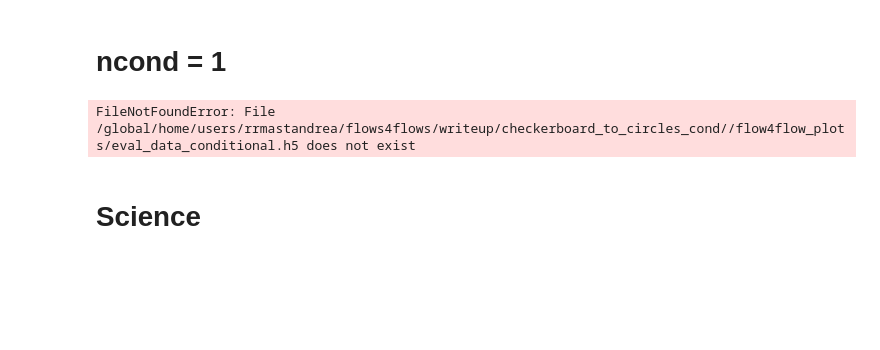
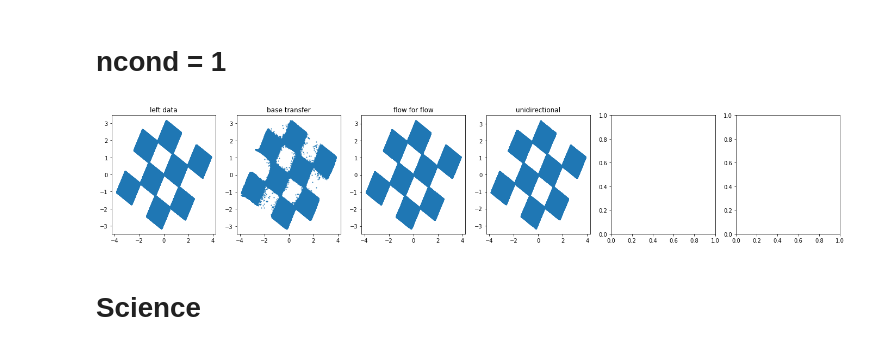
Before and after one commit to rmastand/flows4flows, a Jupyter notebook: calc_distances_toy.ipynb, the cells around one changed output. Saved outputs shown, nothing was run; the diff lists cells and outputs as text; code cells hidden in the pictures; blank space fills up the shorter version.

Commit message:
added ident init for condition; fixed bug for radial plots

```diff
--- a/calc_distances_toy.ipynb
+++ b/calc_distances_toy.ipynb
@@ -195,6 +233,9 @@ def collect_all_data_cond(key):
 # %%
-eval_dict = "/global/home/users/rrmastandrea/flows4flows/writeup/checkerboard_to_circles_cond/"
 
-f4f_df_cond = pd.read_hdf(f"{eval_dict}/flow4flow_plots/eval_data_conditional.h5", "f4f_30_00")
+# get the data
+spirals_dir = collect_all_data_yescond("checkerboard_checkerboard_rotation", "30_00")
+
+# plot
+plot_data_yescond(spirals_dir)
 # %% [output]
-FileNotFoundError: File /global/home/users/rrmastandrea/flows4flows/writeup/checkerboard_to_circles_cond//flow4flow_plots/eval_data_conditional.h5 does not exist
+[figure, added]
```
Also changed, not shown: parts of 2 cells of this notebook, 3 other files.
